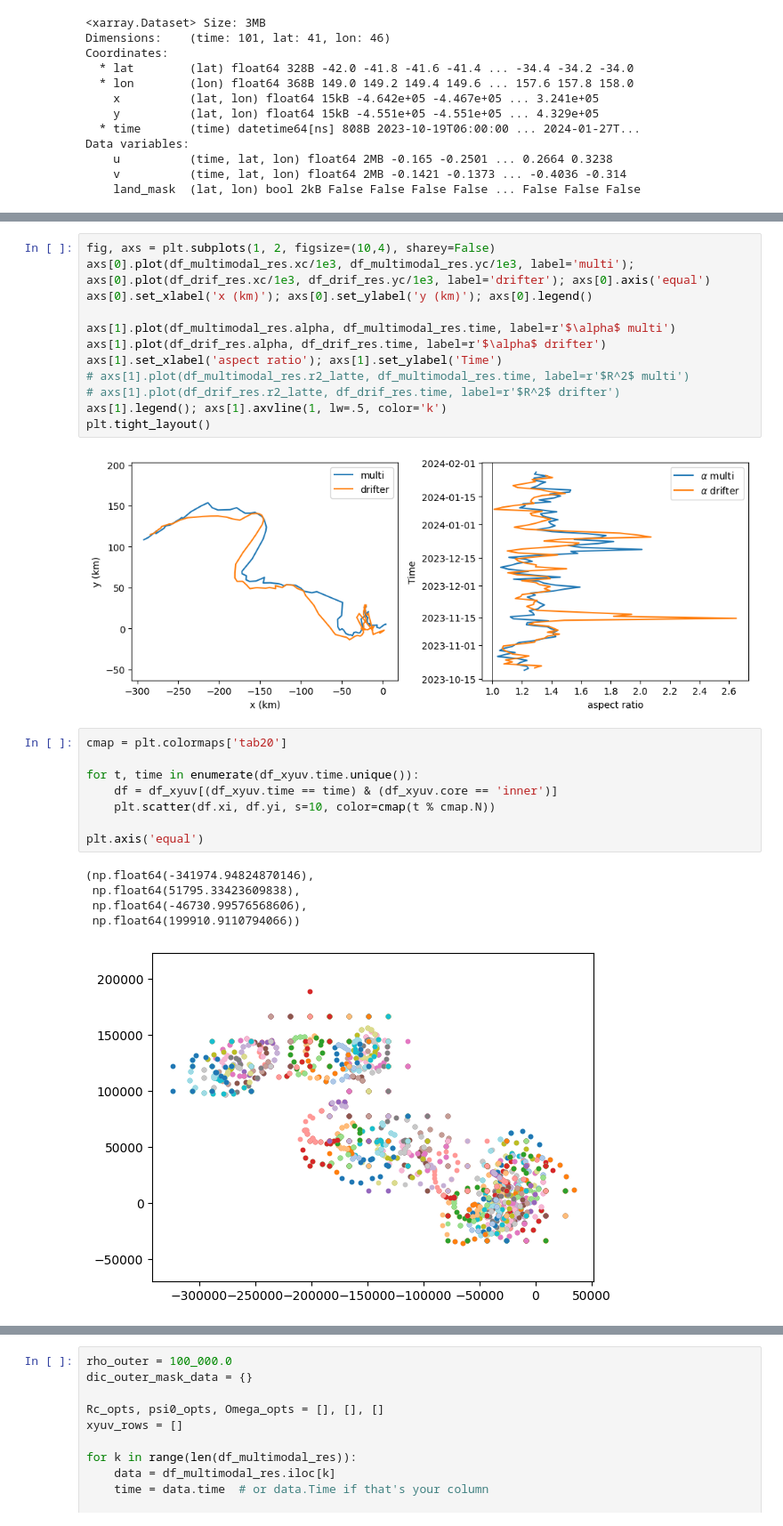
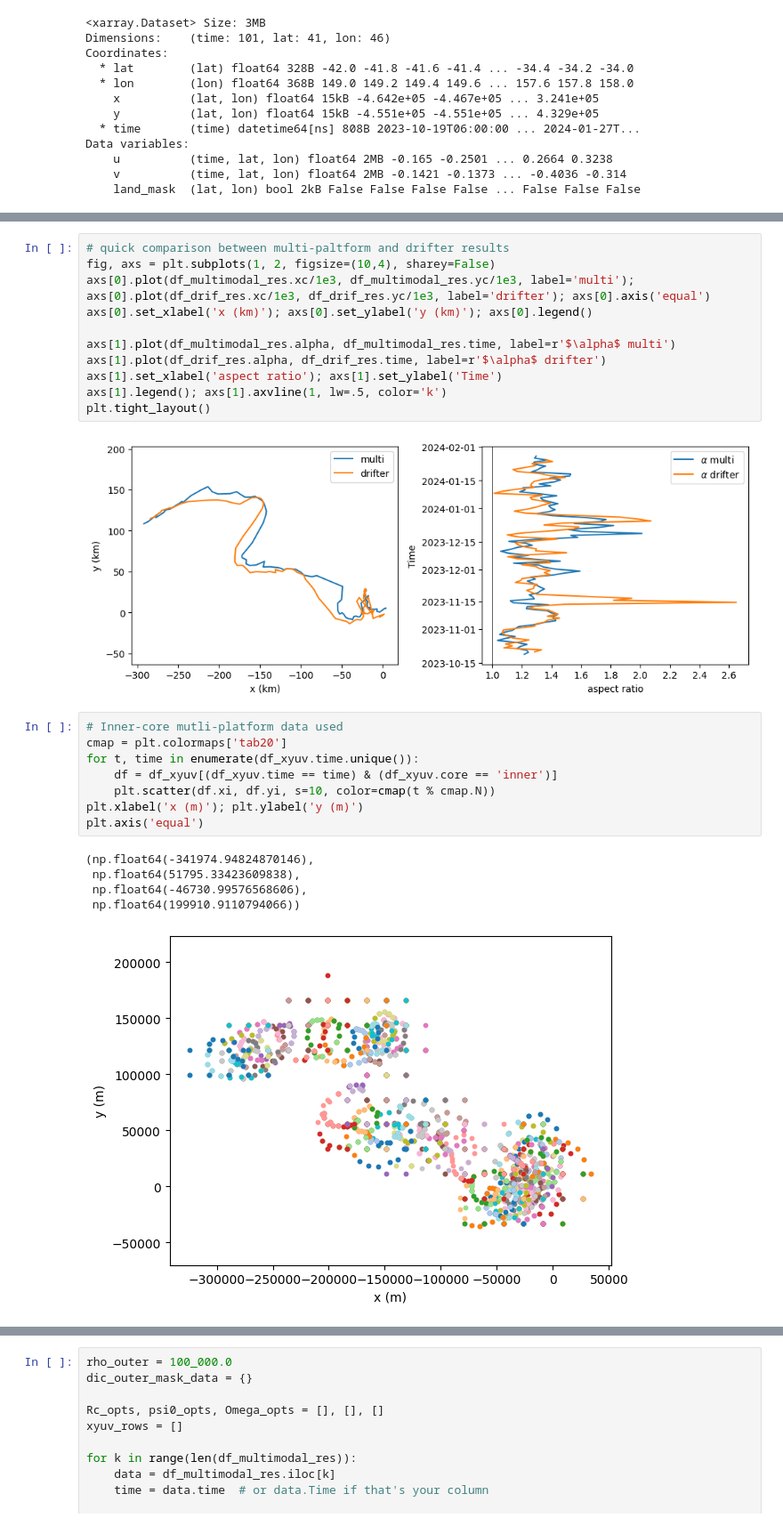
Before and after one commit to regdowse/elliptical_streamfunction_parametrisation, a Jupyter notebook: LATTE_app2_multiplatform_data.ipynb, the cells around one changed output, grey strips where cells are left out. Shown at 89% size. Drawn from its saved outputs; the diff is of its cells as text.

```diff
--- a/LATTE_app2_multiplatform_data.ipynb
+++ b/LATTE_app2_multiplatform_data.ipynb
@@ -226,6 +229,7 @@ df_multimodal_res
 | 100 | -291909.433166 | 108442.611449 | -0.000023 | [[0.7772577982616689, 0.055323433... | -0.000011 | 2024-01-27 06:00:00 | 1.296408 |
 101 rows × 7 columns
 # %%
+# quick comparison between multi-paltform and drifter results
 fig, axs = plt.subplots(1, 2, figsize=(10,4), sharey=False)
 axs[0].plot(df_multimodal_res.xc/1e3, df_multimodal_res.yc/1e3, label='multi');
 axs[0].plot(df_drif_res.xc/1e3, df_drif_res.yc/1e3, label='drifter'); axs[0].axis('equal')
@@ -234,24 +238,22 @@ axs[0].set_xlabel('x (km)'); axs[0].set_ylabel('y (km)'); axs[0].legend()
 axs[1].plot(df_multimodal_res.alpha, df_multimodal_res.time, label=r'$\alpha$ multi')
 axs[1].plot(df_drif_res.alpha, df_drif_res.time, label=r'$\alpha$ drifter')
 axs[1].set_xlabel('aspect ratio'); axs[1].set_ylabel('Time')
-# axs[1].plot(df_multimodal_res.r2_latte, df_multimodal_res.time, label=r'$R^2$ multi')
-# axs[1].plot(df_drif_res.r2_latte, df_drif_res.time, label=r'$R^2$ drifter')
 axs[1].legend(); axs[1].axvline(1, lw=.5, color='k')
 plt.tight_layout()
 # %% [output]
 [figure]
 # %%
+# Inner-core mutli-platform data used
 cmap = plt.colormaps['tab20']
-
 for t, time in enumerate(df_xyuv.time.unique()):
     df = df_xyuv[(df_xyuv.time == time) & (df_xyuv.core == 'inner')]
     plt.scatter(df.xi, df.yi, s=10, color=cmap(t % cmap.N))
-
+plt.xlabel('x (m)'); plt.ylabel('y (m)')
 plt.axis('equal')
 # %% [output]
 (np.float64(-341974.94824870146),
  np.float64(51795.33423609838),
  np.float64(-46730.99576568606),
  np.float64(199910.9110794066))
-[figure, old version]
+[figure, new version]
 # %% [markdown]
```
Also changed, not shown: parts of 9 cells of this notebook, 3 other files.
